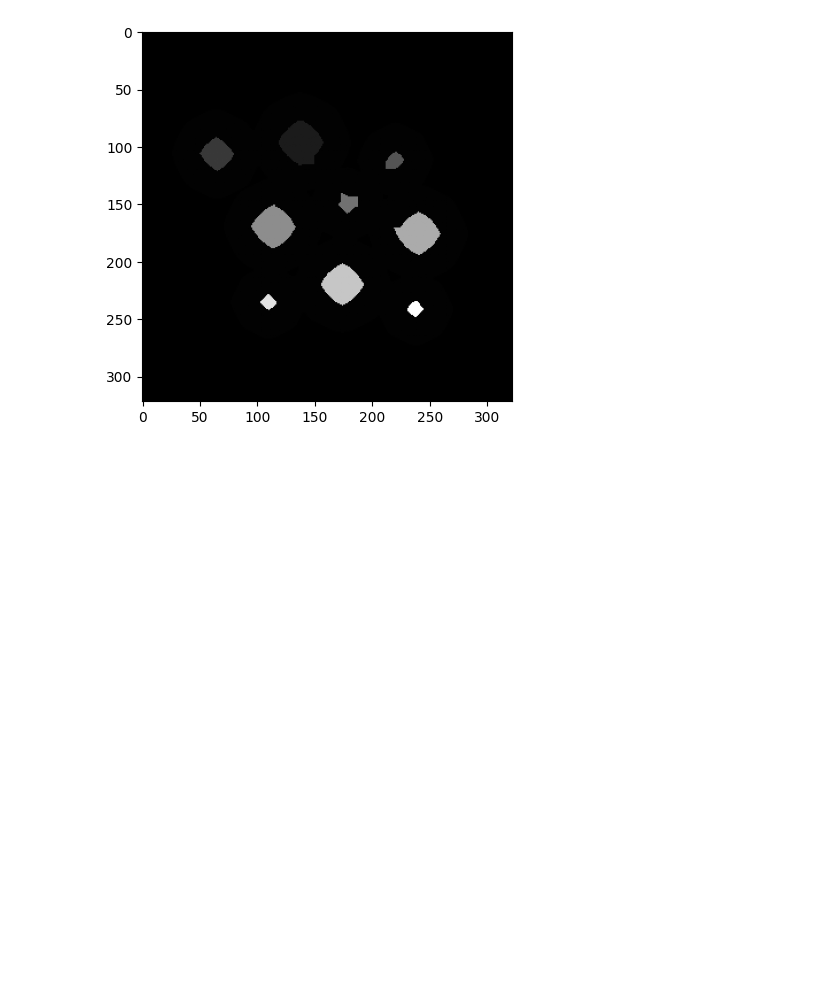
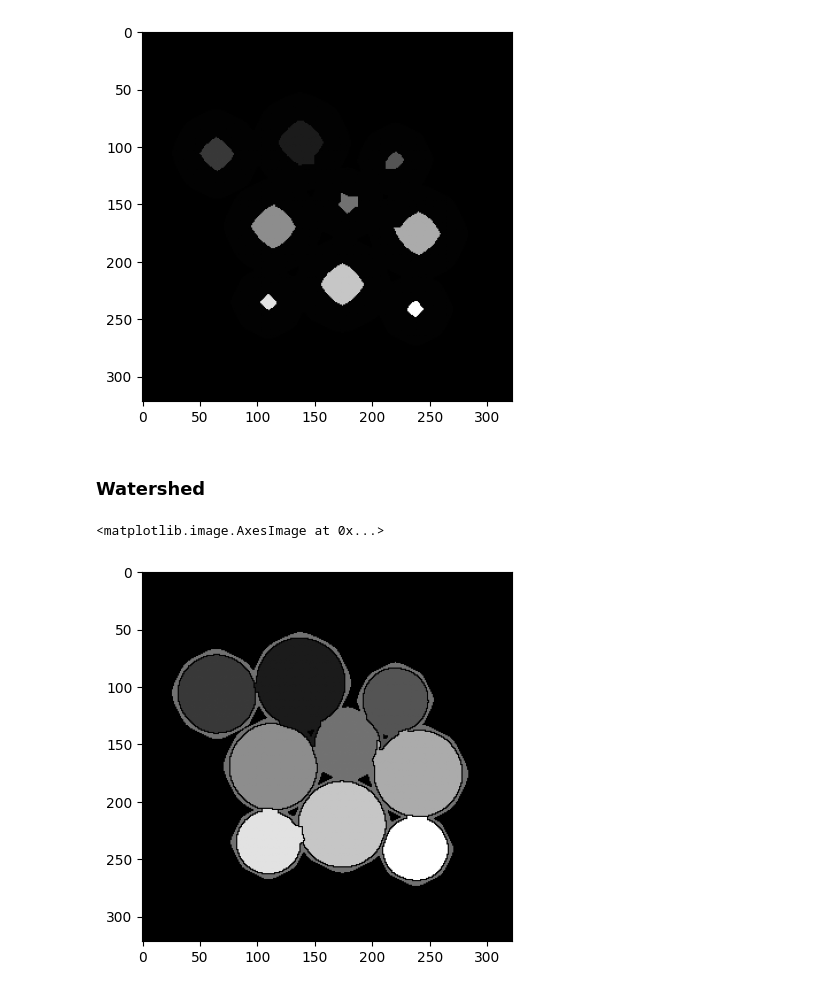
Before and after one commit to oldeu-boi/marker-based-watershed-segmentation-algorithm, a Jupyter notebook: marker-based-watershed-segmentation.ipynb, the cells around one changed output. Saved outputs shown, nothing was run; the diff lists cells and outputs as text; code cells hidden in the pictures; blank space fills up the shorter version.

```diff
--- a/marker-based-watershed-segmentation.ipynb
+++ b/marker-based-watershed-segmentation.ipynb
@@ -315,3 +314,49 @@ plt.imshow(bg_marker, cmap='gray')
 # %% [output]
 <matplotlib.image.AxesImage at 0x...>
 [figure]
+# %% [markdown]
+### Watershed
+# %%
+# create bins, to work with water levels
+level_bins = torch.linspace(torch.min(gradient_magnitue), torch.max(gradient_magnitue), 20)
+
+#create ridges image
+ridges = torch.zeros((bg_marker.shape))
+
+# copy background markers image
+flood_marker = bg_marker.clone()
+
+# copy and assign it to tensor
+class_list_tensor = torch.tensor(class_list).clone()
+
+# iterating over level bins, so we fillin up valleys on each level
+for bin in level_bins:
+    # initial statement to pass while for first time
+    statement = True
+    while statement:
+        # to make sure we would assign current marker pixel, we would change statement to true everytime for loop find marker pixel and adjacent labeled pixel
+        statement = False
+        for i in range(1, flood_marker.shape[0] - 1):
+            for j in range(1, flood_marker.shape[1] - 1):
+                # flatten kernel
+                kernel = flood_marker[i - 1:i + 2, j - 1:j + 2].clone().flatten(0,1)
+                # if we processing pixel in diolated area of object
+                if sb_img[i,j] == 1 and torch.isin(class_list_tensor, flood_marker[i,j]).sum().item() == 0:
+                    # check if it's filled with certain level
+                    if gradient_magnitue[i-1,j-1] < bin:
+                        # if at least one kernel pixel is in class labels, with fill it's level with current class
+                        if torch.isin(class_list_tensor, kernel).sum().item() == 1:
+                            flood_marker[i,j] = class_list_tensor[torch.isin(class_list_tensor, kernel)]
+                            # as long as it's happen, there is more area to be filled out
+                            statement = True
+                        # if 2 classes are in kernel, then we building bridge
+                        if torch.isin(class_list_tensor, kernel).sum().item() > 1:
+                            # if 2 'water levels' are meet, we creating 'ridge'
+                            ridges[i,j] = 1
+                            # we do not adding statement true, because we want to leave them empty and not update (and avoid inf loop)
+                            #otherwise, can assign specific value for flood_marker, but actually make no differense
+
+plt.imshow(flood_marker, cmap='grey')
+# %% [output]
+<matplotlib.image.AxesImage at 0x...>
+[figure, added]
```
Also changed, not shown: parts of 4 cells of this notebook.
